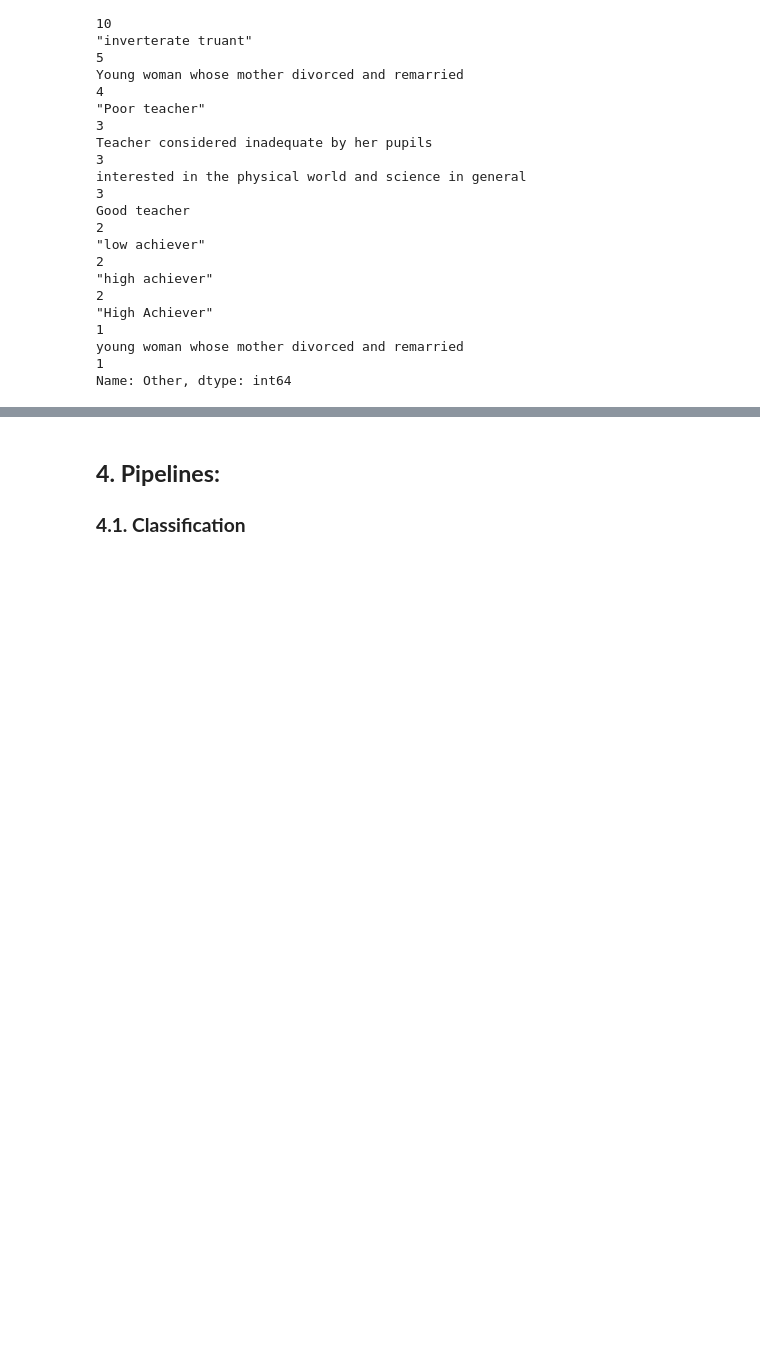
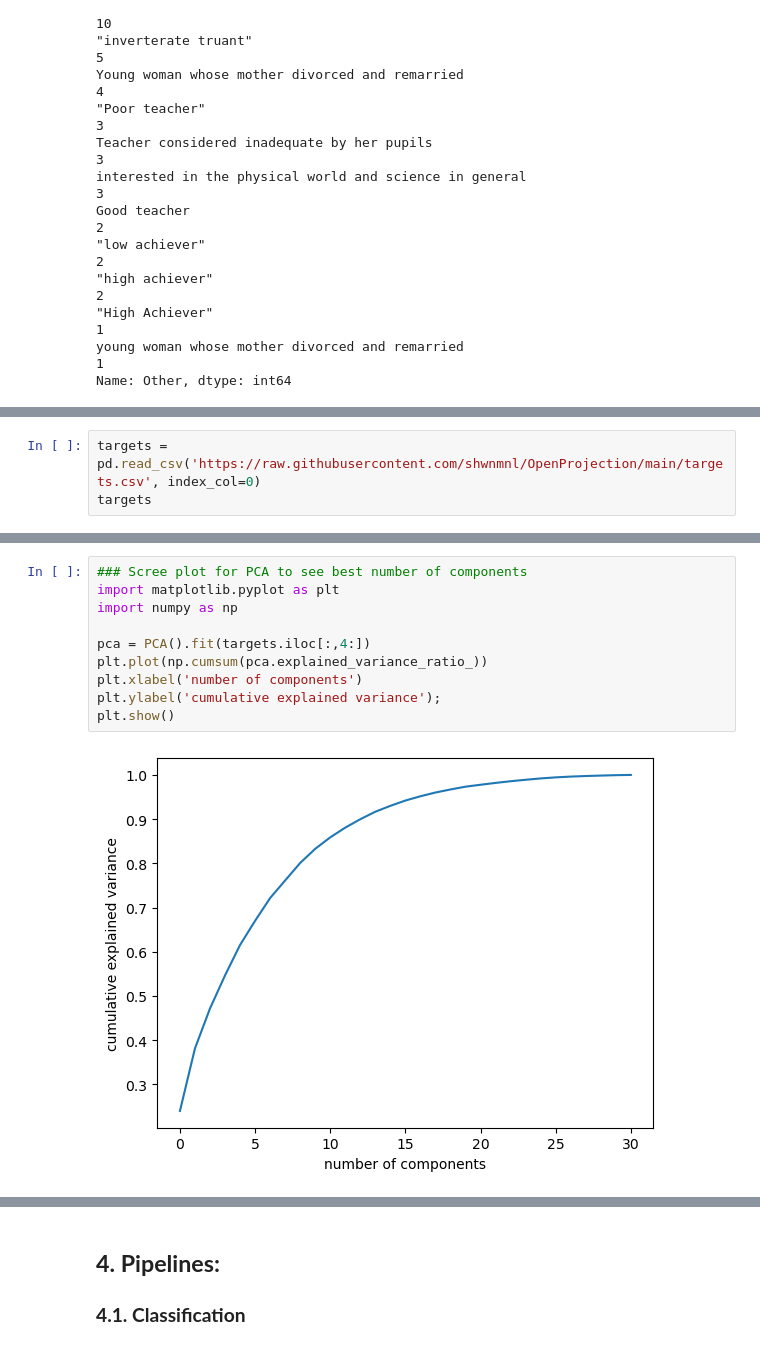
Before and after one commit to shwnmnl/OpenProjection, a Jupyter notebook: OpenProjection.ipynb, the cells around one changed output, grey strips where cells are left out. Cells and saved outputs as stored; diff of their text form; blank space fills up the shorter version.

```diff
--- a/OpenProjection.ipynb
+++ b/OpenProjection.ipynb
@@ -263,0 +429,3 @@ targets = pd.read_csv("""insert path to csv here""")
+# %%
+targets = pd.read_csv('https://raw.githubusercontent.com/shwnmnl/OpenProjection/main/targets.csv', index_col=0)
+targets
@@ -263,0 +481,12 @@ targets = pd.read_csv("""insert path to csv here""")
+# %%
+### Scree plot for PCA to see best number of components
+import matplotlib.pyplot as plt
+import numpy as np
+
+pca = PCA().fit(targets.iloc[:,4:])
+plt.plot(np.cumsum(pca.explained_variance_ratio_))
+plt.xlabel('number of components')
+plt.ylabel('cumulative explained variance');
+plt.show()
+# %% [output]
+[figure, added]
```
Also changed, not shown: parts of 40 cells of this notebook.
